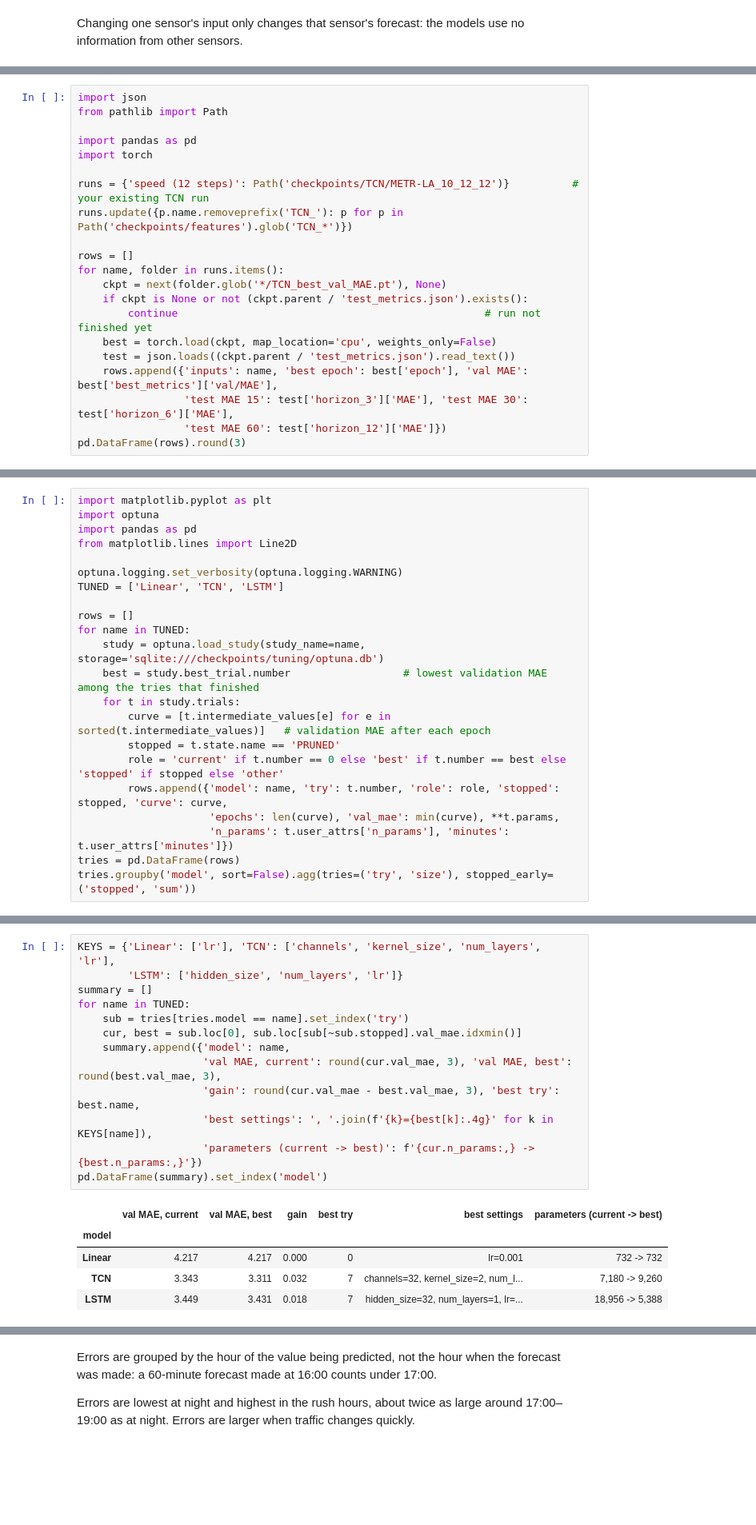
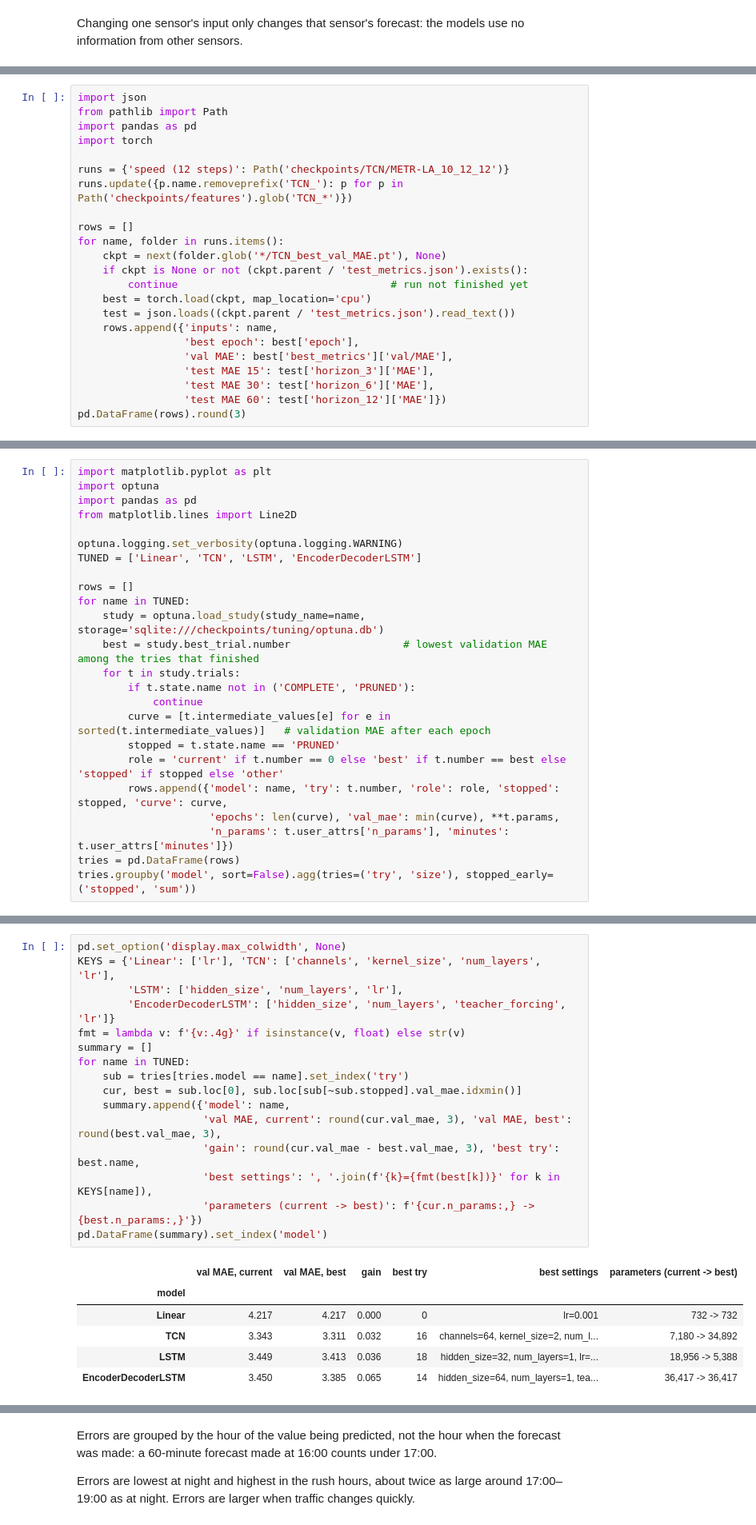
Before and after one commit to EduardCavasi/Spatial-Dependency-Modelling-in-Multivariate-Time-Series, a Jupyter notebook: notebooks/baseline_models.ipynb, the cells around one changed output, grey strips where cells are left out. Shown at 80% size. Cells and saved outputs as stored; diff of their text form; blank space fills up the shorter version.

```diff
--- a/notebooks/baseline_models.ipynb
+++ b/notebooks/baseline_models.ipynb
@@ -107,22 +105,24 @@ tensor([[ 0.4700,  0.4500],
 # %%
 import json
 from pathlib import Path
-
 import pandas as pd
 import torch
 
-runs = {'speed (12 steps)': Path('checkpoints/TCN/METR-LA_10_12_12')}          # your existing TCN run
+runs = {'speed (12 steps)': Path('checkpoints/TCN/METR-LA_10_12_12')}
 runs.update({p.name.removeprefix('TCN_'): p for p in Path('checkpoints/features').glob('TCN_*')})
 
 rows = []
 for name, folder in runs.items():
     ckpt = next(folder.glob('*/TCN_best_val_MAE.pt'), None)
     if ckpt is None or not (ckpt.parent / 'test_metrics.json').exists():
-        continue                                                 # run not finished yet
-    best = torch.load(ckpt, map_location='cpu', weights_only=False)
+        continue                                  # run not finished yet
+    best = torch.load(ckpt, map_location='cpu')
     test = json.loads((ckpt.parent / 'test_metrics.json').read_text())
-    rows.append({'inputs': name, 'best epoch': best['epoch'], 'val MAE': best['best_metrics']['val/MAE'],
-                 'test MAE 15': test['horizon_3']['MAE'], 'test MAE 30': test['horizon_6']['MAE'],
+    rows.append({'inputs': name,
+                 'best epoch': best['epoch'],
+                 'val MAE': best['best_metrics']['val/MAE'],
+                 'test MAE 15': test['horizon_3']['MAE'],
+                 'test MAE 30': test['horizon_6']['MAE'],
                  'test MAE 60': test['horizon_12']['MAE']})
 pd.DataFrame(rows).round(3)
 # %% [output]
@@ -160,13 +170,15 @@ import pandas as pd
 from matplotlib.lines import Line2D
 
 optuna.logging.set_verbosity(optuna.logging.WARNING)
-TUNED = ['Linear', 'TCN', 'LSTM']
+TUNED = ['Linear', 'TCN', 'LSTM', 'EncoderDecoderLSTM']
 
 rows = []
 for name in TUNED:
     study = optuna.load_study(study_name=name, storage='sqlite:///checkpoints/tuning/optuna.db')
     best = study.best_trial.number                  # lowest validation MAE among the tries that finished
     for t in study.trials:
+        if t.state.name not in ('COMPLETE', 'PRUNED'):
+            continue
         curve = [t.intermediate_values[e] for e in sorted(t.intermediate_values)]   # validation MAE after each epoch
         stopped = t.state.name == 'PRUNED'
         role = 'current' if t.number == 0 else 'best' if t.number == best else 'stopped' if stopped else 'other'
@@ -301,20 +344,24 @@ Each point is one try: its best validation MAE against its learning rate (hollow
 # %%
+pd.set_option('display.max_colwidth', None)
 KEYS = {'Linear': ['lr'], 'TCN': ['channels', 'kernel_size', 'num_layers', 'lr'],
-        'LSTM': ['hidden_size', 'num_layers', 'lr']}
+        'LSTM': ['hidden_size', 'num_layers', 'lr'],
+        'EncoderDecoderLSTM': ['hidden_size', 'num_layers', 'teacher_forcing', 'lr']}
+fmt = lambda v: f'{v:.4g}' if isinstance(v, float) else str(v)
 summary = []
 for name in TUNED:
     sub = tries[tries.model == name].set_index('try')
     cur, best = sub.loc[0], sub.loc[sub[~sub.stopped].val_mae.idxmin()]
     summary.append({'model': name,
                     'val MAE, current': round(cur.val_mae, 3), 'val MAE, best': round(best.val_mae, 3),
                     'gain': round(cur.val_mae - best.val_mae, 3), 'best try': best.name,
-                    'best settings': ', '.join(f'{k}={best[k]:.4g}' for k in KEYS[name]),
+                    'best settings': ', '.join(f'{k}={fmt(best[k])}' for k in KEYS[name]),
                     'parameters (current -> best)': f'{cur.n_params:,} -> {best.n_params:,}'})
 pd.DataFrame(summary).set_index('model')
 # %% [output]
 |  | val MAE, current | val MAE, best | gain | best try | best settings | parameters (current -> best) |
 | model |  |  |  |  |  |  |
 | Linear | 4.217 | 4.217 | 0.000 | 0 | lr=0.001 | 732 -> 732 |
-| TCN | 3.343 | 3.311 | 0.032 | 7 | channels=32, kernel_size=2, num_l... | 7,180 -> 9,260 |
-| LSTM | 3.449 | 3.431 | 0.018 | 7 | hidden_size=32, num_layers=1, lr=... | 18,956 -> 5,388 |
+| TCN | 3.343 | 3.311 | 0.032 | 16 | channels=64, kernel_size=2, num_l... | 7,180 -> 34,892 |
+| LSTM | 3.449 | 3.413 | 0.036 | 18 | hidden_size=32, num_layers=1, lr=... | 18,956 -> 5,388 |
+| EncoderDecoderLSTM | 3.450 | 3.385 | 0.065 | 14 | hidden_size=64, num_layers=1, tea... | 36,417 -> 36,417 |
 # %% [markdown]
```
Also changed, not shown: parts of 39 cells of this notebook, 15 other files.
